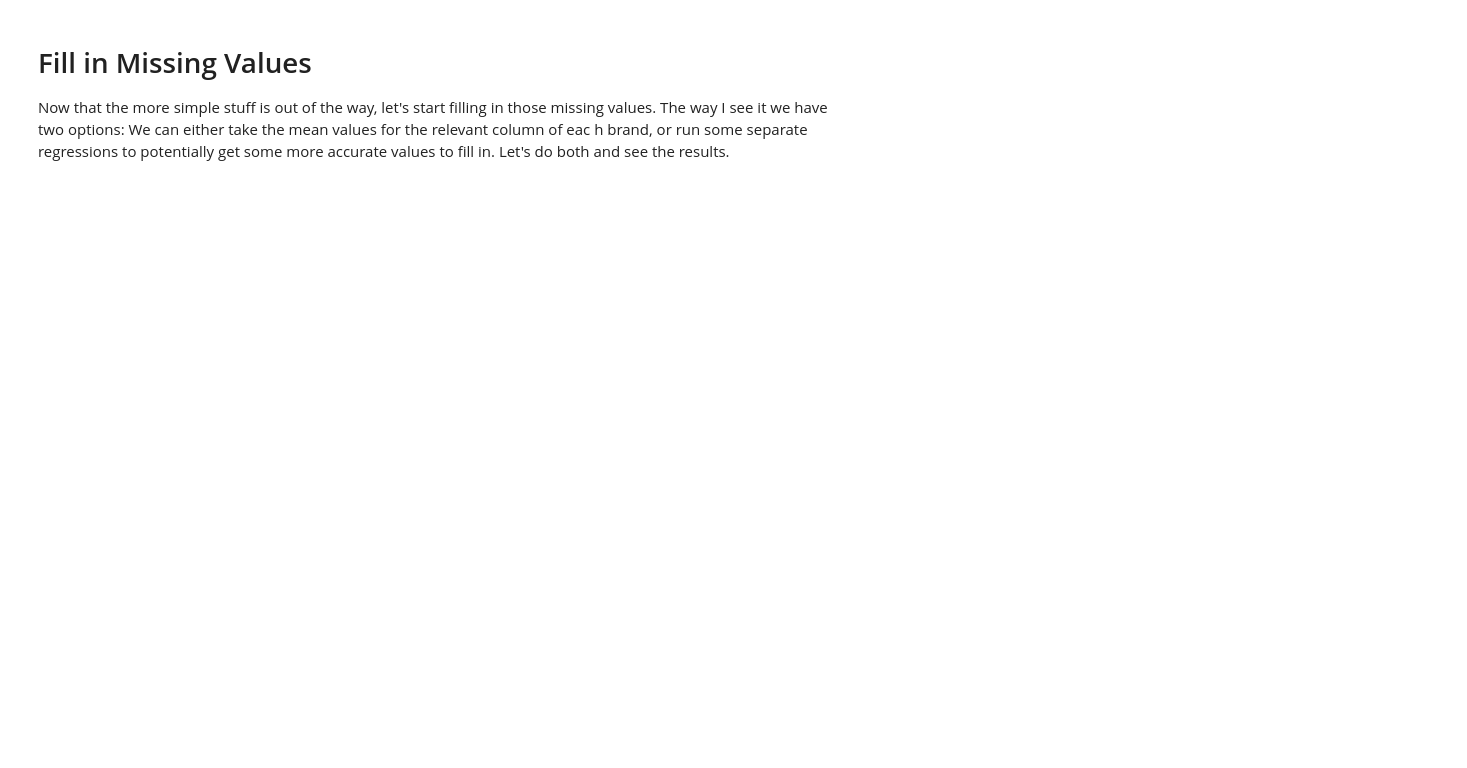
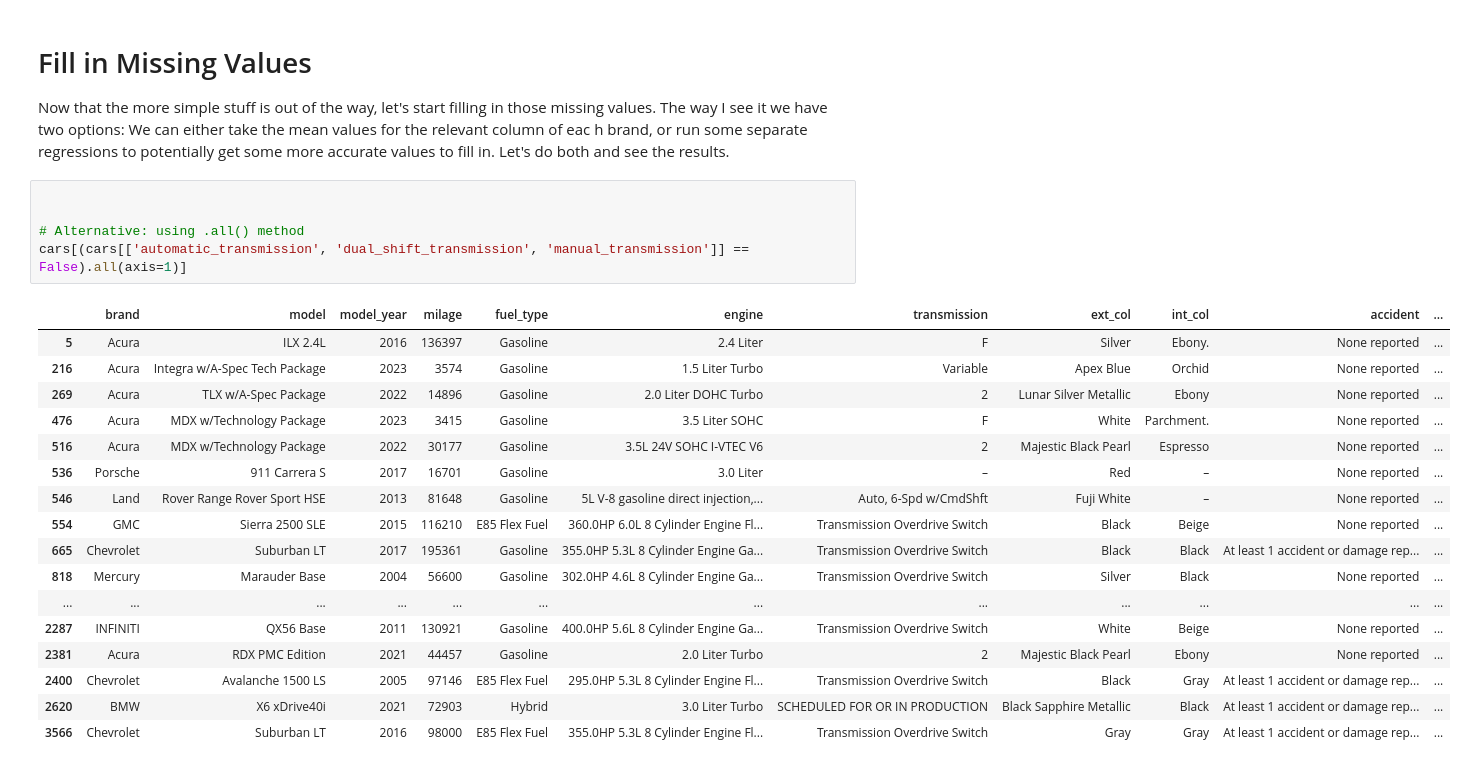
Before and after one commit to crdcamp/lin-reg-practice, a Jupyter notebook: 1_used_car_price_prediction.ipynb, the cells around one changed output. Drawn from its saved outputs; the diff is of its cells as text; blank space fills up the shorter version.

```diff
--- a/1_used_car_price_prediction.ipynb
+++ b/1_used_car_price_prediction.ipynb
@@ -144,3 +150,26 @@ Conflicting transmission values? False
 # Fill in Missing Values
 
 Now that the more simple stuff is out of the way, let's start filling in those missing values. The way I see it we have two options: We can either take the mean values for the relevant column of eac h brand, or run some separate regressions to potentially get some more accurate values to fill in. Let's do both and see the results.
+# %%
+
+
+# Alternative: using .all() method
+cars[(cars[['automatic_transmission', 'dual_shift_transmission', 'manual_transmission']] == False).all(axis=1)]
+# %% [output]
+|  | brand | model | model_year | milage | fuel_type | engine | transmission | ext_col | int_col | accident | ... |
+| 5 | Acura | ILX 2.4L | 2016 | 136397 | Gasoline | 2.4 Liter | F | Silver | Ebony. | None reported | ... |
+| 216 | Acura | Integra w/A-Spec Tech Package | 2023 | 3574 | Gasoline | 1.5 Liter Turbo | Variable | Apex Blue | Orchid | None reported | ... |
+| 269 | Acura | TLX w/A-Spec Package | 2022 | 14896 | Gasoline | 2.0 Liter DOHC Turbo | 2 | Lunar Silver Metallic | Ebony | None reported | ... |
+| 476 | Acura | MDX w/Technology Package | 2023 | 3415 | Gasoline | 3.5 Liter SOHC | F | White | Parchment. | None reported | ... |
+| 516 | Acura | MDX w/Technology Package | 2022 | 30177 | Gasoline | 3.5L 24V SOHC I-VTEC V6 | 2 | Majestic Black Pearl | Espresso | None reported | ... |
+| 536 | Porsche | 911 Carrera S | 2017 | 16701 | Gasoline | 3.0 Liter | – | Red | – | None reported | ... |
+| 546 | Land | Rover Range Rover Sport HSE | 2013 | 81648 | Gasoline | 5L V-8 gasoline direct injection,... | Auto, 6-Spd w/CmdShft | Fuji White | – | None reported | ... |
+| 554 | GMC | Sierra 2500 SLE | 2015 | 116210 | E85 Flex Fuel | 360.0HP 6.0L 8 Cylinder Engine Fl... | Transmission Overdrive Switch | Black | Beige | None reported | ... |
+| 665 | Chevrolet | Suburban LT | 2017 | 195361 | Gasoline | 355.0HP 5.3L 8 Cylinder Engine Ga... | Transmission Overdrive Switch | Black | Black | At least 1 accident or damage rep... | ... |
+| 818 | Mercury | Marauder Base | 2004 | 56600 | Gasoline | 302.0HP 4.6L 8 Cylinder Engine Ga... | Transmission Overdrive Switch | Silver | Black | None reported | ... |
+| ... | ... | ... | ... | ... | ... | ... | ... | ... | ... | ... | ... |
+| 2287 | INFINITI | QX56 Base | 2011 | 130921 | Gasoline | 400.0HP 5.6L 8 Cylinder Engine Ga... | Transmission Overdrive Switch | White | Beige | None reported | ... |
+| 2381 | Acura | RDX PMC Edition | 2021 | 44457 | Gasoline | 2.0 Liter Turbo | 2 | Majestic Black Pearl | Ebony | None reported | ... |
+| 2400 | Chevrolet | Avalanche 1500 LS | 2005 | 97146 | E85 Flex Fuel | 295.0HP 5.3L 8 Cylinder Engine Fl... | Transmission Overdrive Switch | Black | Gray | At least 1 accident or damage rep... | ... |
+| 2620 | BMW | X6 xDrive40i | 2021 | 72903 | Hybrid | 3.0 Liter Turbo | SCHEDULED FOR OR IN PRODUCTION | Black Sapphire Metallic | Black | At least 1 accident or damage rep... | ... |
+| 3566 | Chevrolet | Suburban LT | 2016 | 98000 | E85 Flex Fuel | 355.0HP 5.3L 8 Cylinder Engine Fl... | Transmission Overdrive Switch | Gray | Gray | At least 1 accident or damage rep... | ... |
```
Also changed, not shown: parts of 1 cell of this notebook.
